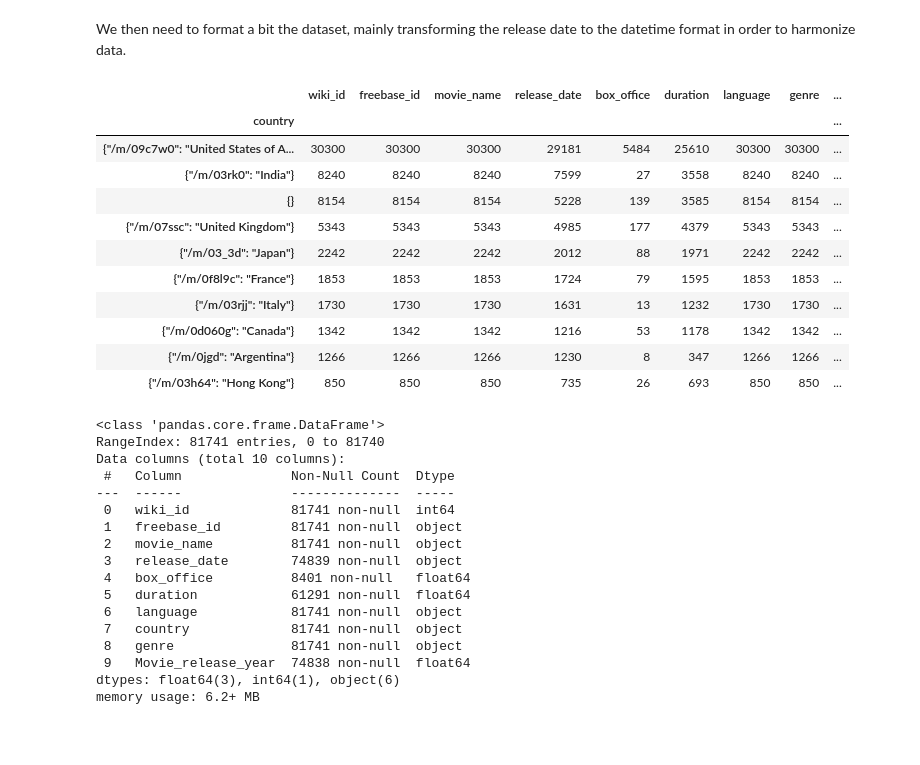
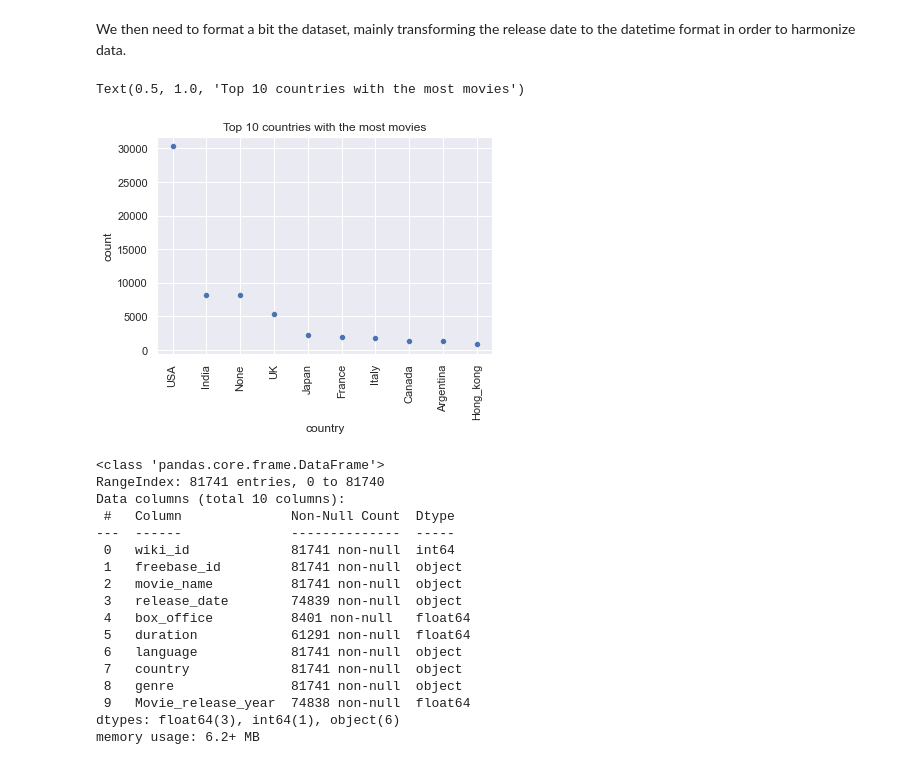
Before and after one commit to epfl-ada/ada-2022-project-abracadabra2022, a Jupyter notebook: Final_notebook.ipynb, the cells around one changed output. Cells and saved outputs as stored; diff of their text form; code cells hidden in the pictures; blank space fills up the shorter version.

```diff
--- a/Final_notebook.ipynb
+++ b/Final_notebook.ipynb
@@ -170,21 +170,17 @@ titles = titles.groupby('movie_name').mean()
 titles.reset_index(inplace=True)
 
 # merge movies by release year and name
-# %%
-metadata.groupby("country").count().sort_values(['wiki_id'], ascending=False).head(10)
-# %% [output]
-|  | wiki_id | freebase_id | movie_name | release_date | box_office | duration | language | genre | ... |
-| country |  |  |  |  |  |  |  |  | ... |
-| {"/m/09c7w0": "United States of A... | 30300 | 30300 | 30300 | 29181 | 5484 | 25610 | 30300 | 30300 | ... |
-| {"/m/03rk0": "India"} | 8240 | 8240 | 8240 | 7599 | 27 | 3558 | 8240 | 8240 | ... |
-| {} | 8154 | 8154 | 8154 | 5228 | 139 | 3585 | 8154 | 8154 | ... |
-| {"/m/07ssc": "United Kingdom"} | 5343 | 5343 | 5343 | 4985 | 177 | 4379 | 5343 | 5343 | ... |
-| {"/m/03_3d": "Japan"} | 2242 | 2242 | 2242 | 2012 | 88 | 1971 | 2242 | 2242 | ... |
-| {"/m/0f8l9c": "France"} | 1853 | 1853 | 1853 | 1724 | 79 | 1595 | 1853 | 1853 | ... |
-| {"/m/03rjj": "Italy"} | 1730 | 1730 | 1730 | 1631 | 13 | 1232 | 1730 | 1730 | ... |
-| {"/m/0d060g": "Canada"} | 1342 | 1342 | 1342 | 1216 | 53 | 1178 | 1342 | 1342 | ... |
-| {"/m/0jgd": "Argentina"} | 1266 | 1266 | 1266 | 1230 | 8 | 347 | 1266 | 1266 | ... |
-| {"/m/03h64": "Hong Kong"} | 850 | 850 | 850 | 735 | 26 | 693 | 850 | 850 | ... |
+# %%
+temp = metadata.groupby("country").count().sort_values(['wiki_id'], ascending=False).head(10)
+sns.scatterplot(data=temp, x=temp.index, y="wiki_id")
+plt.xticks(rotation=90)
+labels = ['USA', 'India', 'None', 'UK', 'Japan', 'France', 'Italy', 'Canada', 'Argentina', 'Hong_kong']
+plt.xticks(temp.index, labels)
+plt.ylabel('count')
+plt.title("Top 10 countries with the most movies")
+# %% [output]
+Text(0.5, 1.0, 'Top 10 countries with the most movies')
+[figure, added]
 # %%
 metadata.info()
 # %% [output]
```
Also changed, not shown: parts of 12 cells of this notebook.
